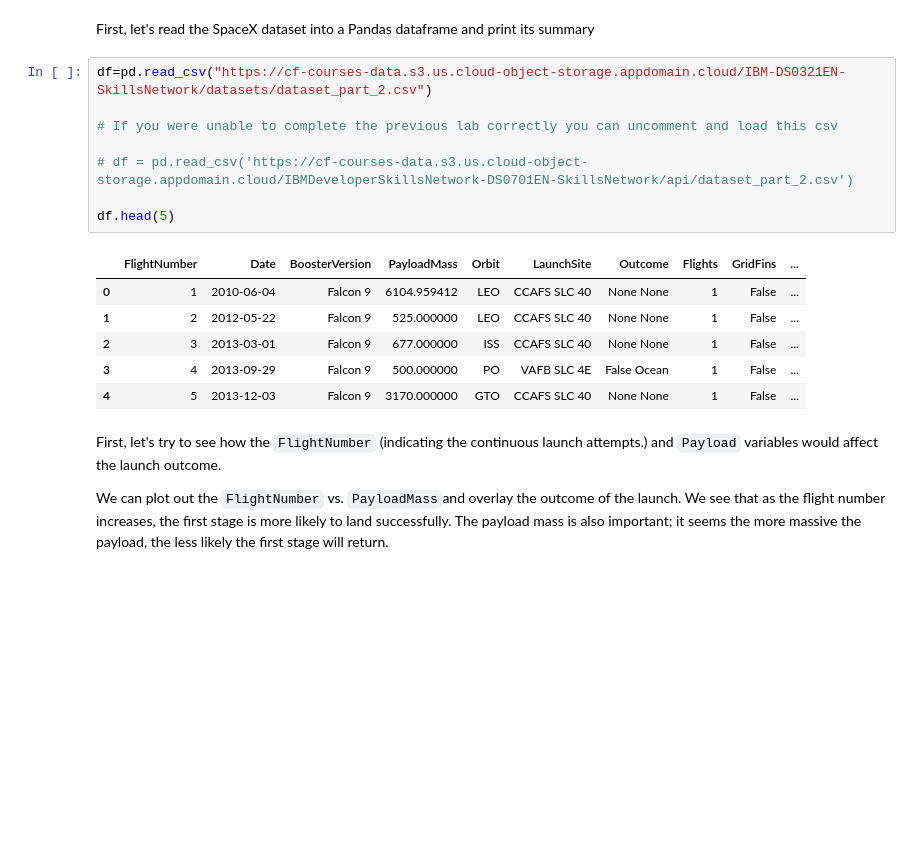
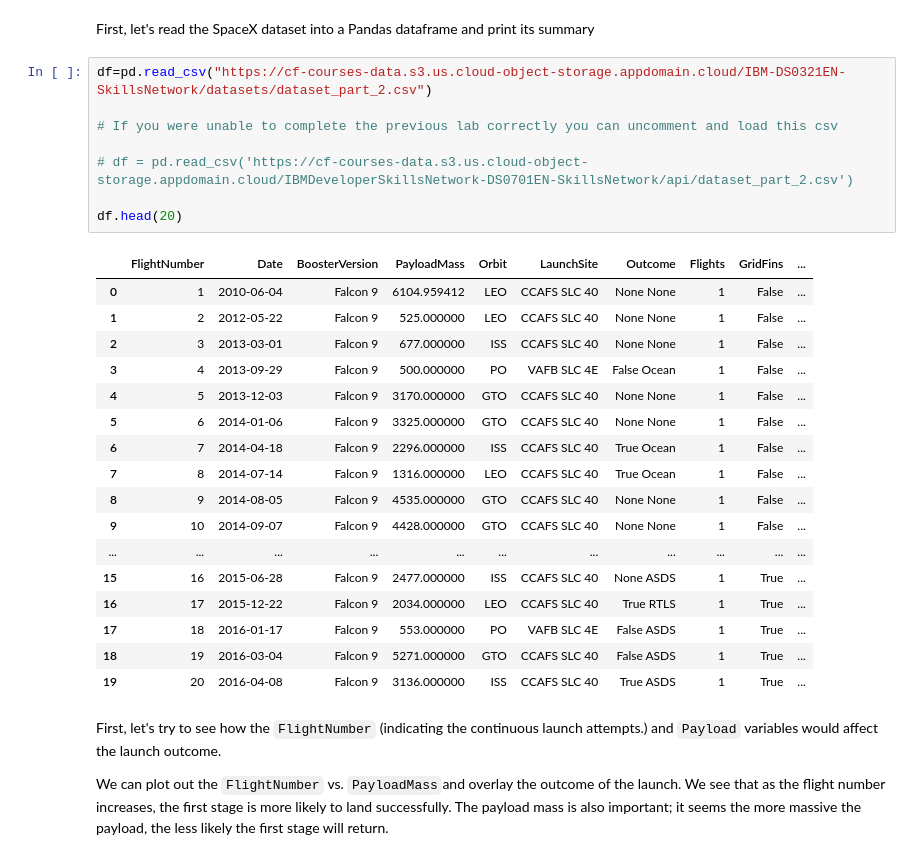
Before and after one commit to carpimat/Final_Assigment_applied_data_science, a Jupyter notebook: Laboratorio 7. EDA with Visualization.ipynb, the cells around one changed output. Drawn from its saved outputs; the diff is of its cells as text; blank space fills up the shorter version.

```diff
--- a/Laboratorio 7. EDA with Visualization.ipynb
+++ b/Laboratorio 7. EDA with Visualization.ipynb
@@ -53,18 +53,29 @@ First, let's read the SpaceX dataset into a Pandas dataframe and print its summa
 # %%
 df=pd.read_csv("https://cf-courses-data.s3.us.cloud-object-storage.appdomain.cloud/IBM-DS0321EN-SkillsNetwork/datasets/dataset_part_2.csv")
 
 # If you were unable to complete the previous lab correctly you can uncomment and load this csv
 
 # df = pd.read_csv('https://cf-courses-data.s3.us.cloud-object-storage.appdomain.cloud/IBMDeveloperSkillsNetwork-DS0701EN-SkillsNetwork/api/dataset_part_2.csv')
 
-df.head(5)
+df.head(20)
 # %% [output]
 |  | FlightNumber | Date | BoosterVersion | PayloadMass | Orbit | LaunchSite | Outcome | Flights | GridFins | ... |
 | 0 | 1 | 2010-06-04 | Falcon 9 | 6104.959412 | LEO | CCAFS SLC 40 | None None | 1 | False | ... |
 | 1 | 2 | 2012-05-22 | Falcon 9 | 525.000000 | LEO | CCAFS SLC 40 | None None | 1 | False | ... |
 | 2 | 3 | 2013-03-01 | Falcon 9 | 677.000000 | ISS | CCAFS SLC 40 | None None | 1 | False | ... |
 | 3 | 4 | 2013-09-29 | Falcon 9 | 500.000000 | PO | VAFB SLC 4E | False Ocean | 1 | False | ... |
 | 4 | 5 | 2013-12-03 | Falcon 9 | 3170.000000 | GTO | CCAFS SLC 40 | None None | 1 | False | ... |
+| 5 | 6 | 2014-01-06 | Falcon 9 | 3325.000000 | GTO | CCAFS SLC 40 | None None | 1 | False | ... |
+| 6 | 7 | 2014-04-18 | Falcon 9 | 2296.000000 | ISS | CCAFS SLC 40 | True Ocean | 1 | False | ... |
+| 7 | 8 | 2014-07-14 | Falcon 9 | 1316.000000 | LEO | CCAFS SLC 40 | True Ocean | 1 | False | ... |
+| 8 | 9 | 2014-08-05 | Falcon 9 | 4535.000000 | GTO | CCAFS SLC 40 | None None | 1 | False | ... |
+| 9 | 10 | 2014-09-07 | Falcon 9 | 4428.000000 | GTO | CCAFS SLC 40 | None None | 1 | False | ... |
+| ... | ... | ... | ... | ... | ... | ... | ... | ... | ... | ... |
+| 15 | 16 | 2015-06-28 | Falcon 9 | 2477.000000 | ISS | CCAFS SLC 40 | None ASDS | 1 | True | ... |
+| 16 | 17 | 2015-12-22 | Falcon 9 | 2034.000000 | LEO | CCAFS SLC 40 | True RTLS | 1 | True | ... |
+| 17 | 18 | 2016-01-17 | Falcon 9 | 553.000000 | PO | VAFB SLC 4E | False ASDS | 1 | True | ... |
+| 18 | 19 | 2016-03-04 | Falcon 9 | 5271.000000 | GTO | CCAFS SLC 40 | False ASDS | 1 | True | ... |
+| 19 | 20 | 2016-04-08 | Falcon 9 | 3136.000000 | ISS | CCAFS SLC 40 | True ASDS | 1 | True | ... |
 # %% [markdown]
 First, let's try to see how the `FlightNumber` (indicating the continuous launch attempts.) and `Payload` variables would affect the launch outcome.
 
```
Also changed, not shown: parts of 4 cells of this notebook.
